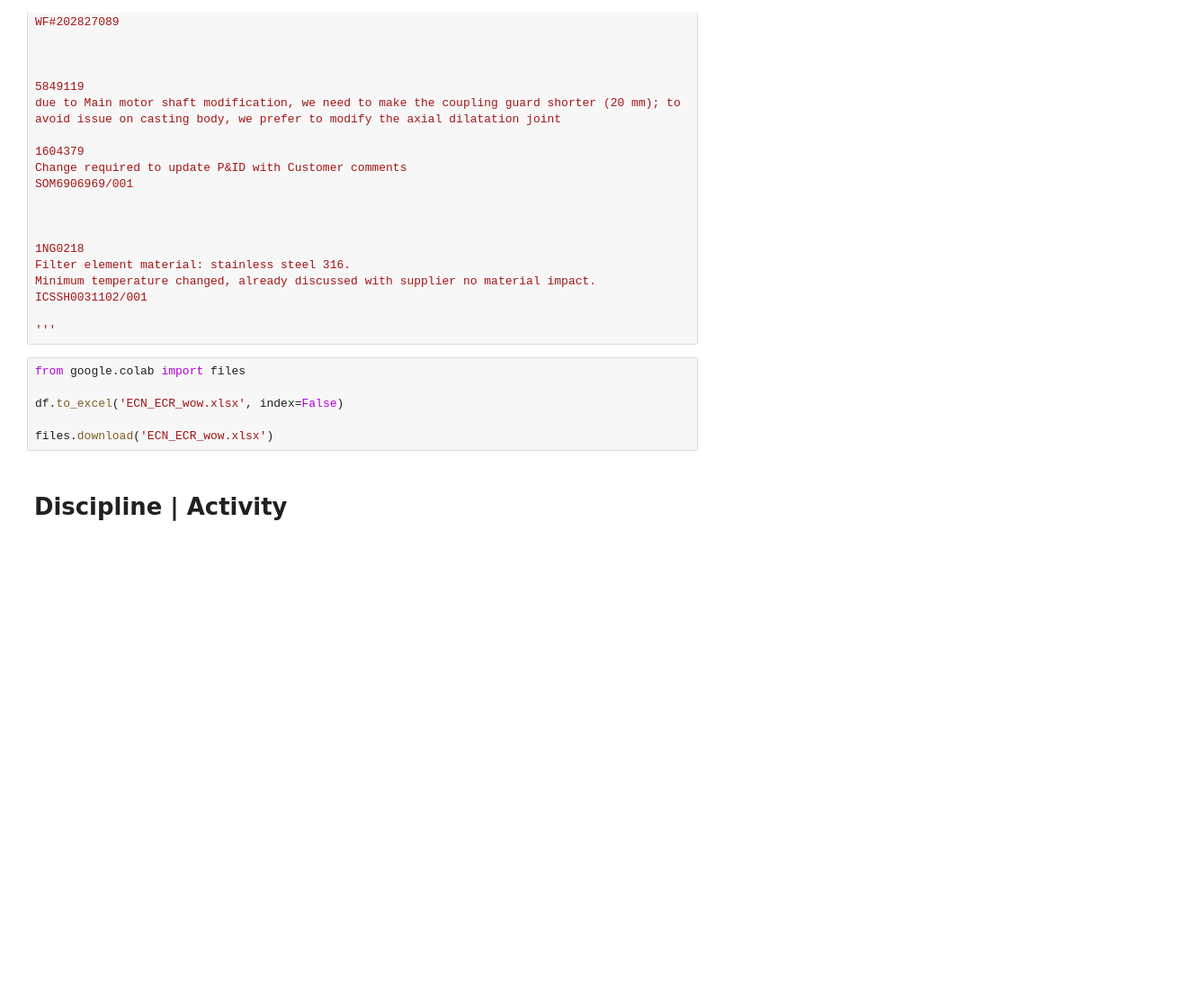
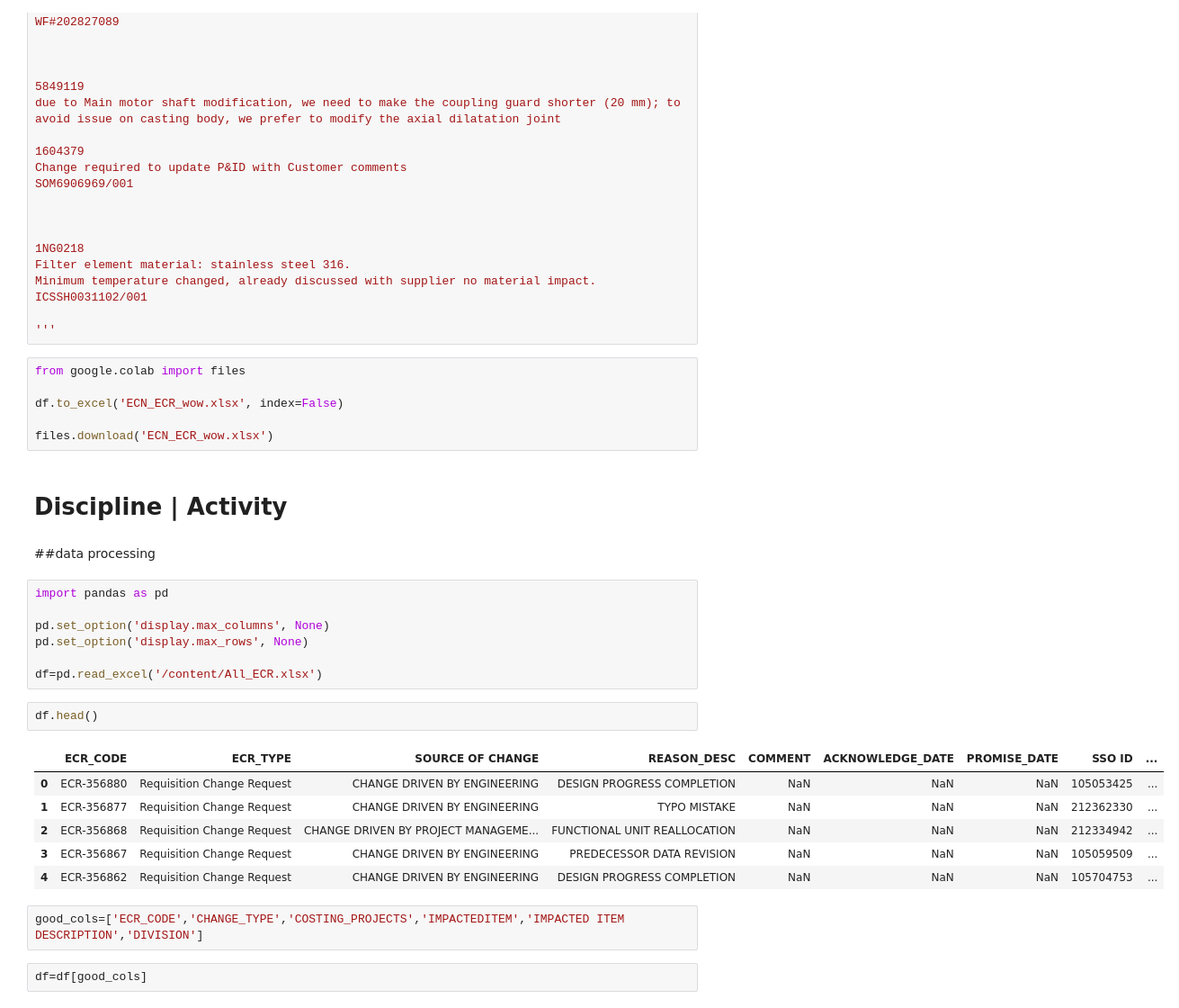
Before and after one commit to adnaksbhat/Colab_JupyterNotebooks, a Jupyter notebook: Wow.ipynb, the cells around one changed output. Shown at 90% size. Saved outputs shown, nothing was run; the diff lists cells and outputs as text; blank space fills up the shorter version.

```diff
--- a/Wow.ipynb
+++ b/Wow.ipynb
@@ -290,3 +290,25 @@ df.to_excel('ECN_ECR_wow.xlsx', index=False)
 files.download('ECN_ECR_wow.xlsx')
 # %% [markdown]
 # Discipline | Activity
+# %% [markdown]
+##data processing
+# %%
+import pandas as pd
+
+pd.set_option('display.max_columns', None)
+pd.set_option('display.max_rows', None)
+
+df=pd.read_excel('/content/All_ECR.xlsx')
+# %%
+df.head()
+# %% [output]
+|  | ECR_CODE | ECR_TYPE | SOURCE OF CHANGE | REASON_DESC | COMMENT | ACKNOWLEDGE_DATE | PROMISE_DATE | SSO ID | ... |
+| 0 | ECR-356880 | Requisition Change Request | CHANGE DRIVEN BY ENGINEERING | DESIGN PROGRESS COMPLETION | NaN | NaN | NaN | 105053425 | ... |
+| 1 | ECR-356877 | Requisition Change Request | CHANGE DRIVEN BY ENGINEERING | TYPO MISTAKE | NaN | NaN | NaN | 212362330 | ... |
+| 2 | ECR-356868 | Requisition Change Request | CHANGE DRIVEN BY PROJECT MANAGEME... | FUNCTIONAL UNIT REALLOCATION | NaN | NaN | NaN | 212334942 | ... |
+| 3 | ECR-356867 | Requisition Change Request | CHANGE DRIVEN BY ENGINEERING | PREDECESSOR DATA REVISION | NaN | NaN | NaN | 105059509 | ... |
+| 4 | ECR-356862 | Requisition Change Request | CHANGE DRIVEN BY ENGINEERING | DESIGN PROGRESS COMPLETION | NaN | NaN | NaN | 105704753 | ... |
+# %%
+good_cols=['ECR_CODE','CHANGE_TYPE','COSTING_PROJECTS','IMPACTEDITEM','IMPACTED ITEM DESCRIPTION','DIVISION']
+# %%
+df=df[good_cols]
```
Also changed, not shown: parts of 13 cells of this notebook.
